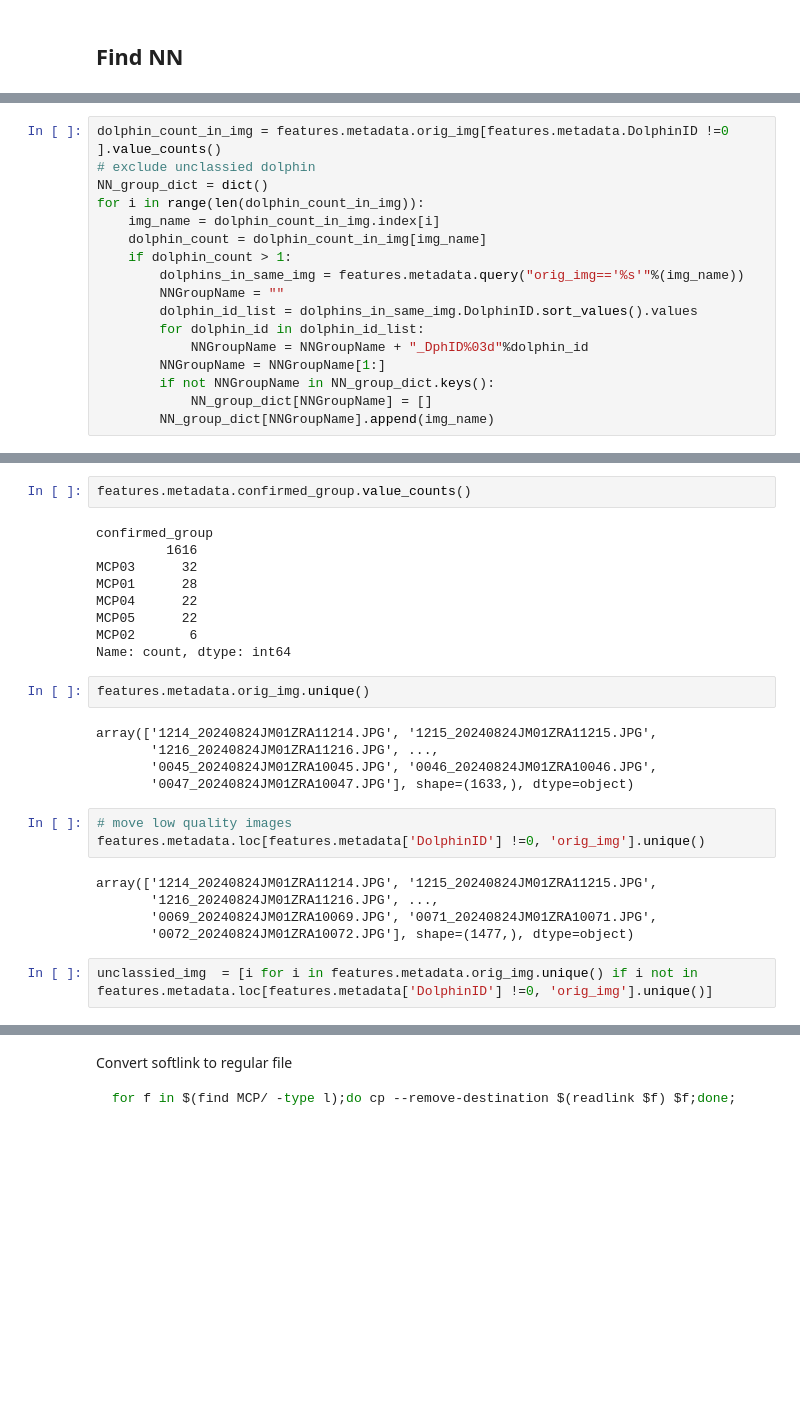
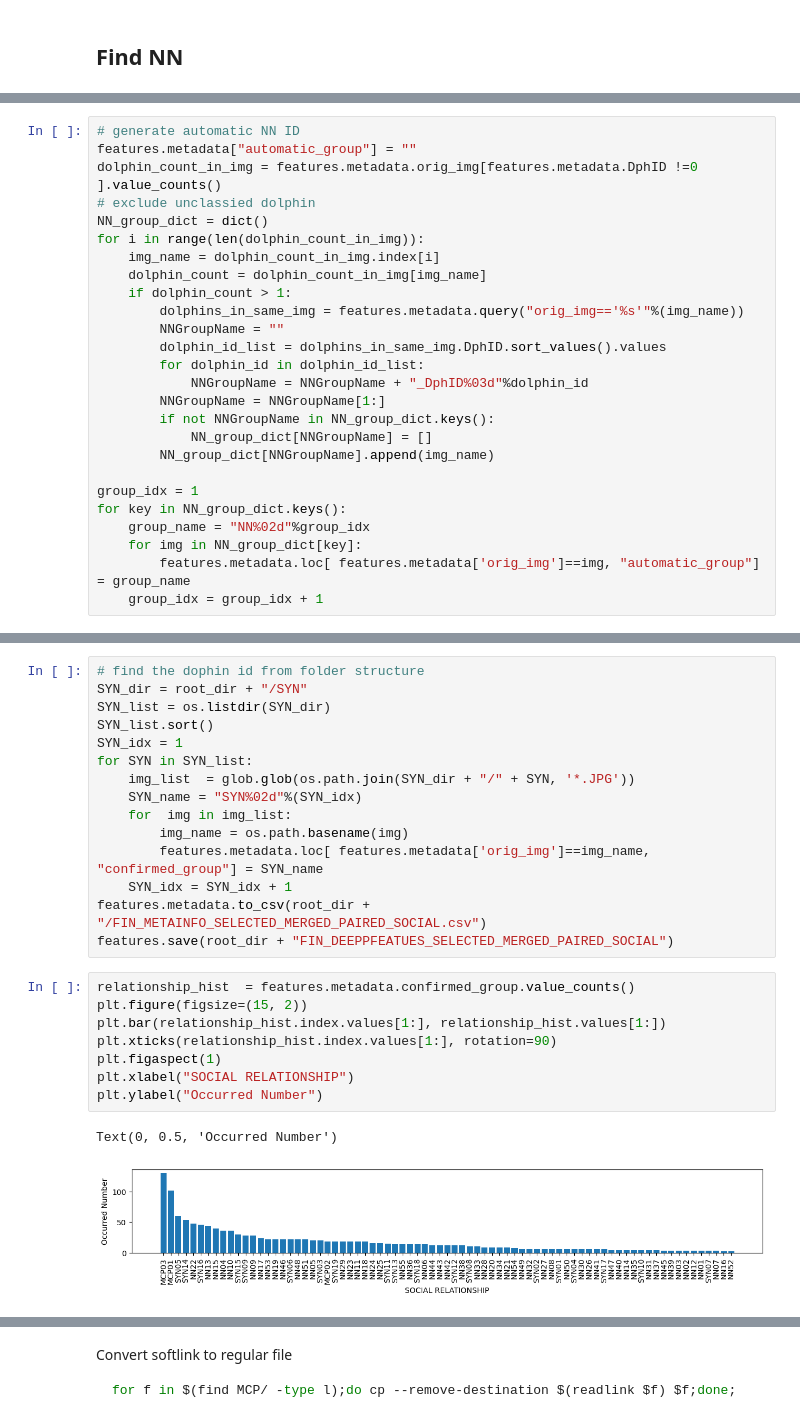
Before and after one commit to JiangXL/Doris, a Jupyter notebook: Step7_pair_fin.ipynb, the cells around one changed output, grey strips where cells are left out. Saved outputs shown, nothing was run; the diff lists cells and outputs as text; blank space fills up the shorter version.

```diff
--- a/Step7_pair_fin.ipynb
+++ b/Step7_pair_fin.ipynb
@@ -124,7 +136,9 @@ for i in range(len(dolphin_count_in_img)):
 # %% [output]
 Deleted: /media/filming/2025-白海豚/20240825-JM_02-1/NN
 # %%
-dolphin_count_in_img = features.metadata.orig_img[features.metadata.DolphinID !=0 ].value_counts()
+# generate automatic NN ID
+features.metadata["automatic_group"] = ""
+dolphin_count_in_img = features.metadata.orig_img[features.metadata.DphID !=0 ].value_counts()
 # exclude unclassied dolphin
 NN_group_dict = dict()
 for i in range(len(dolphin_count_in_img)):
@@ -133,10 +147,17 @@ for i in range(len(dolphin_count_in_img)):
     if dolphin_count > 1:
         dolphins_in_same_img = features.metadata.query("orig_img=='%s'"%(img_name))
         NNGroupName = ""
-        dolphin_id_list = dolphins_in_same_img.DolphinID.sort_values().values
+        dolphin_id_list = dolphins_in_same_img.DphID.sort_values().values
         for dolphin_id in dolphin_id_list:
             NNGroupName = NNGroupName + "_DphID%03d"%dolphin_id
         NNGroupName = NNGroupName[1:]
         if not NNGroupName in NN_group_dict.keys():
             NN_group_dict[NNGroupName] = []
         NN_group_dict[NNGroupName].append(img_name)
+
+group_idx = 1
+for key in NN_group_dict.keys():
+    group_name = "NN%02d"%group_idx
+    for img in NN_group_dict[key]:
+        features.metadata.loc[ features.metadata['orig_img']==img, "automatic_group"] = group_name
+    group_idx = group_idx + 1
@@ -190,29 +197,27 @@ features.save(root_dir + "FILTERED_deepfeatures_with_label_with_dolphinID_with_a
-# %%
-features.metadata.confirmed_group.value_counts()
-# %% [output]
-confirmed_group
-         1616
-MCP03      32
-MCP01      28
-MCP04      22
-MCP05      22
-MCP02       6
-Name: count, dtype: int64
-# %%
-features.metadata.orig_img.unique()
-# %% [output]
-array(['1214_20240824JM01ZRA11214.JPG', '1215_20240824JM01ZRA11215.JPG',
-       '1216_20240824JM01ZRA11216.JPG', ...,
-       '0045_20240824JM01ZRA10045.JPG', '0046_20240824JM01ZRA10046.JPG',
-       '0047_20240824JM01ZRA10047.JPG'], shape=(1633,), dtype=object)
-# %%
-# move low quality images
-features.metadata.loc[features.metadata['DolphinID'] !=0, 'orig_img'].unique()
-# %% [output]
-array(['1214_20240824JM01ZRA11214.JPG', '1215_20240824JM01ZRA11215.JPG',
-       '1216_20240824JM01ZRA11216.JPG', ...,
-       '0069_20240824JM01ZRA10069.JPG', '0071_20240824JM01ZRA10071.JPG',
-       '0072_20240824JM01ZRA10072.JPG'], shape=(1477,), dtype=object)
-# %%
-unclassied_img  = [i for i in features.metadata.orig_img.unique() if i not in features.metadata.loc[features.metadata['DolphinID'] !=0, 'orig_img'].unique()]
+# %%
+# find the dophin id from folder structure
+SYN_dir = root_dir + "/SYN"
+SYN_list = os.listdir(SYN_dir)
+SYN_list.sort()
+SYN_idx = 1
+for SYN in SYN_list:
+    img_list  = glob.glob(os.path.join(SYN_dir + "/" + SYN, '*.JPG'))
+    SYN_name = "SYN%02d"%(SYN_idx)
+    for  img in img_list:
+        img_name = os.path.basename(img)
+        features.metadata.loc[ features.metadata['orig_img']==img_name, "confirmed_group"] = SYN_name
+    SYN_idx = SYN_idx + 1
+features.metadata.to_csv(root_dir + "/FIN_METAINFO_SELECTED_MERGED_PAIRED_SOCIAL.csv")
+features.save(root_dir + "FIN_DEEPPFEATUES_SELECTED_MERGED_PAIRED_SOCIAL")
+# %%
+relationship_hist  = features.metadata.confirmed_group.value_counts()
+plt.figure(figsize=(15, 2))
+plt.bar(relationship_hist.index.values[1:], relationship_hist.values[1:])
+plt.xticks(relationship_hist.index.values[1:], rotation=90)
+plt.figaspect(1)
+plt.xlabel("SOCIAL RELATIONSHIP")
+plt.ylabel("Occurred Number")
+# %% [output]
+Text(0, 0.5, 'Occurred Number')
+[figure, added]
 # %%
```
Also changed, not shown: parts of 13 cells of this notebook, 4 other files.
